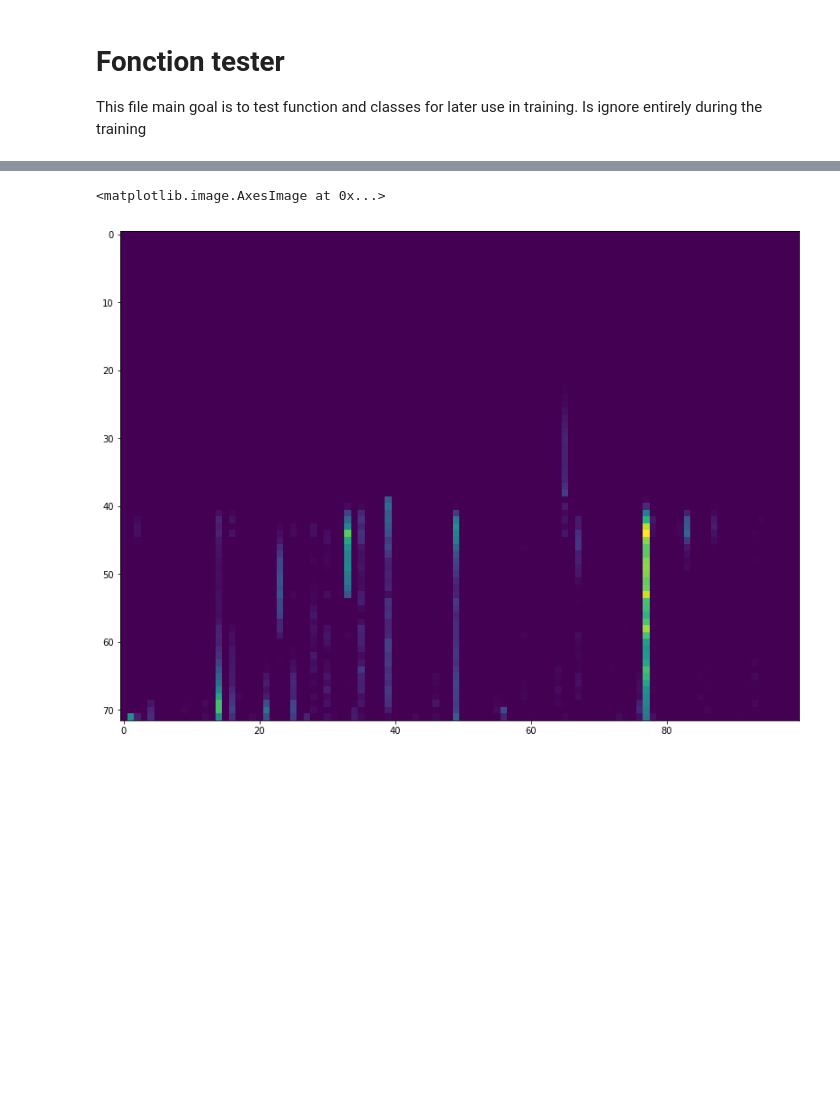
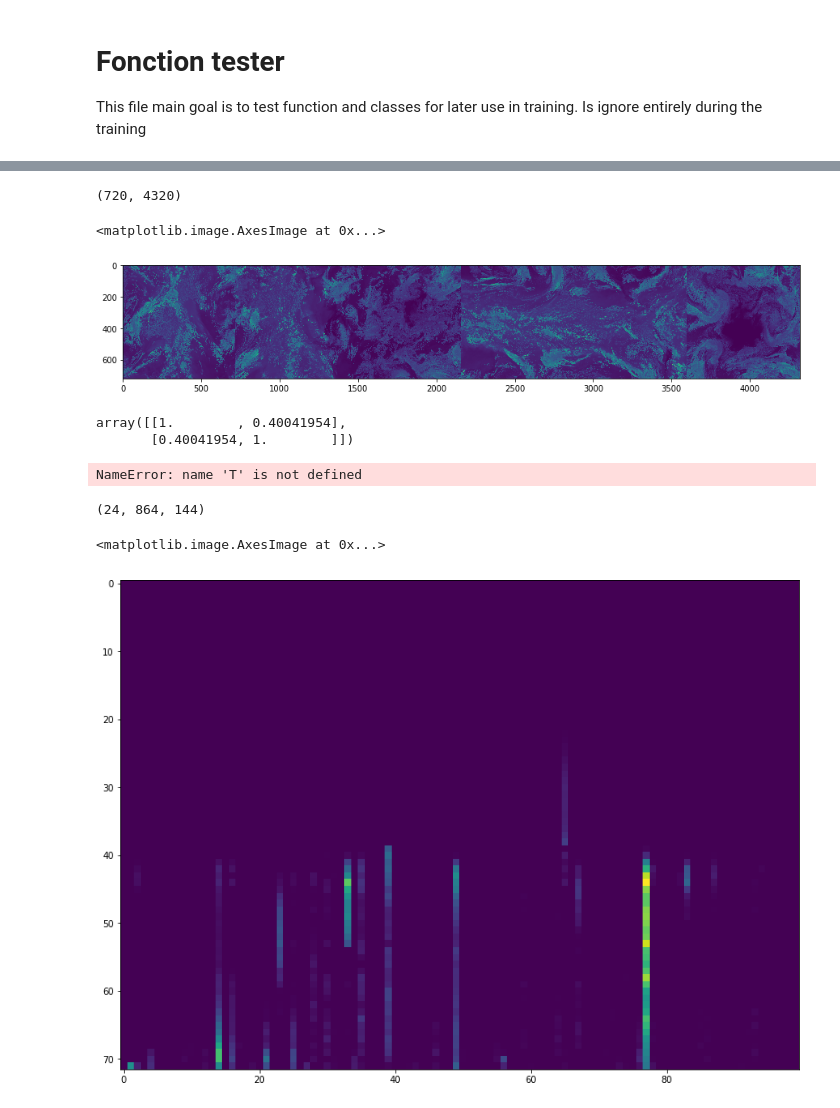
Before and after one commit to VIsh76/FLX_NN_emulation, a Jupyter notebook: fonction_tester.ipynb, the cells around one changed output, grey strips where cells are left out. Drawn from its saved outputs; the diff is of its cells as text; code cells hidden in the pictures; blank space fills up the shorter version.

Commit message:
Testing several models error on the map

```diff
--- a/fonction_tester.ipynb
+++ b/fonction_tester.ipynb
@@ -151,3 +257,35 @@ None
+# %%
+V0 = reconstruct(V, div=5)
+f=plt.figure(figsize=(15,10))
+plt.imshow(V0)
+# %% [output]
+(720, 4320)
+<matplotlib.image.AxesImage at 0x...>
+[figure, added]
+# %%
+np.corrcoef(V0.flatten(),T0.flatten())
+# %% [output]
+array([[1.        , 0.40041954],
+       [0.40041954, 1.        ]])
+# %%
+def reconstruct(T, div=5):
+    _,y,x =T.shape
+    T0 = np.zeros((div*x,div*y))
+    print(T0.shape)
+    for i in range(div):
+        for j in range(div):
+            if(i*div+j<len(T[:,0])):
+                T0[i*x:(i+1)*x, j*y:(j+1)*y] = T[i*div+j].T
+    return(T0)
+
+T0 = reconstruct(T)
+plt.imshow(T0)
+# %% [output]
+NameError: name 'T' is not defined
+# %%
+T.shape
+# %% [output]
+(24, 864, 144)
 # %%
 import pickle
 a = pickle.load( open( Pfile, "rb" ) )
```
Also changed, not shown: parts of 20 cells of this notebook, 14 other files.
